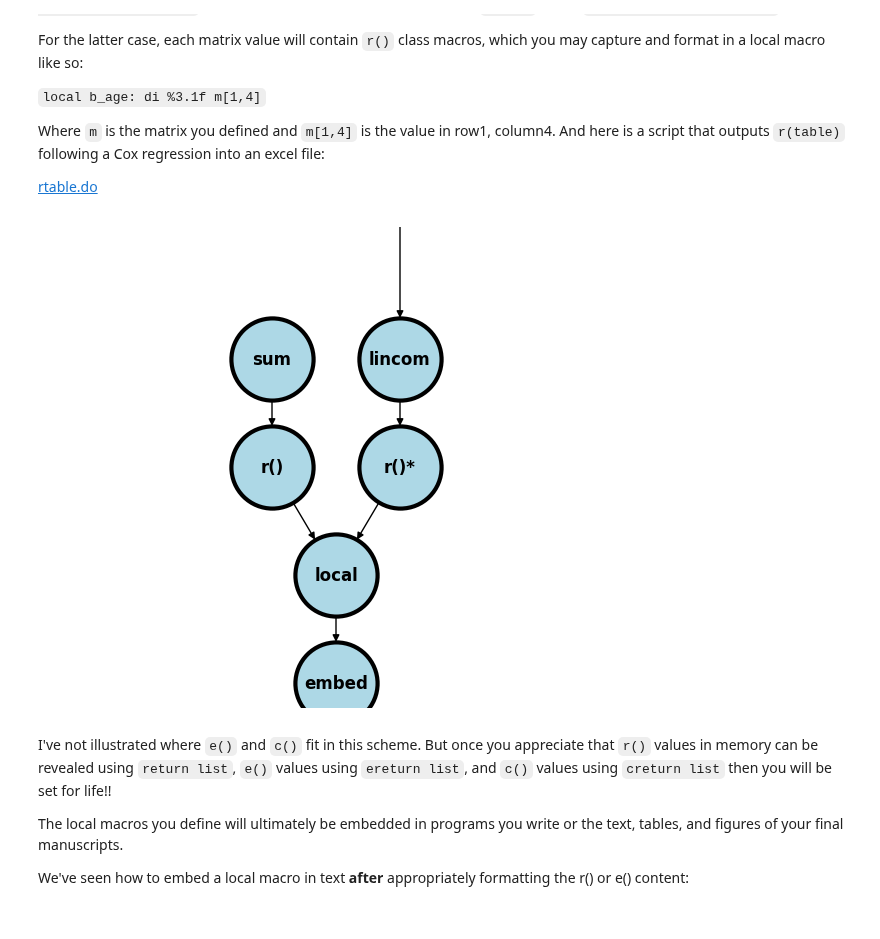
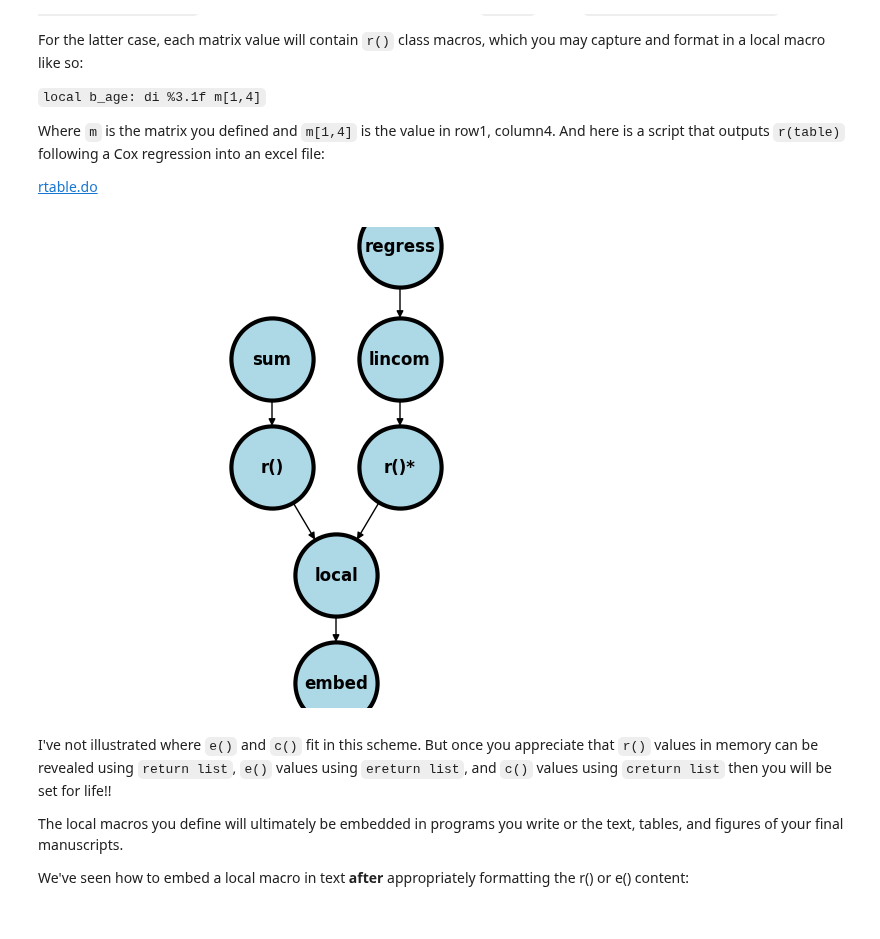
Before and after one commit to jhustata/book, a Jupyter notebook: ggg.ipynb, the cells around one changed output. Drawn from its saved outputs; the diff is of its cells as text; code cells hidden in the pictures.

```diff
--- a/ggg.ipynb
+++ b/ggg.ipynb
@@ -18,35 +18,35 @@ import matplotlib.pyplot as plt
 #import numpy as np
 #import sklearn as skl
 #
 
 #plt.figure(figsize=[2, 2])
 G = nx.DiGraph()
 #G.add_node(" ",  pos = (0, 3) )
-G.add_node("regress",  pos = (1, 15) )
+G.add_node("regress",  pos = (1, 9.2) )
 G.add_node("sum", pos = (-3, 4.5) )
 G.add_node("lincom", pos = (1, 4.5) )
 G.add_node("r()", pos = (-3, 0) )
 G.add_node("r()*", pos = (1, 0) )
 G.add_node("local", pos = (-1, -4.5))
 G.add_node("embed", pos = (-1, -9))
 G.add_edges_from([      ("regress", "lincom")])
 G.add_edges_from([("sum", "r()"),     ("lincom", "r()*") ])
 G.add_edges_from([("r()", "local"), ("r()*", "local")])
 G.add_edges_from([("local","embed")])
 nx.draw(G,
         nx.get_node_attributes(G, 'pos'),
         with_labels=True,
         font_weight='bold',
         node_size = 3500,
         node_color = "lightblue",
         linewidths = 3)
 ax= plt.gca()
 ax.collections[0].set_edgecolor("#000000")
 ax.set_xlim([-10, 10])
 ax.set_ylim([-10, 10])
 plt.show()
 # %% [output]
-[figure, old version]
+[figure, new version]
 # %% [markdown]
 I've not illustrated where `e()` and `c()` fit in this scheme. But once you appreciate that `r()` values in memory can be revealed using `return list`, `e()` values using `ereturn list`, and `c()` values using `creturn list` then you will be set for life!!
 
```
Also changed, not shown: 26 other files.
